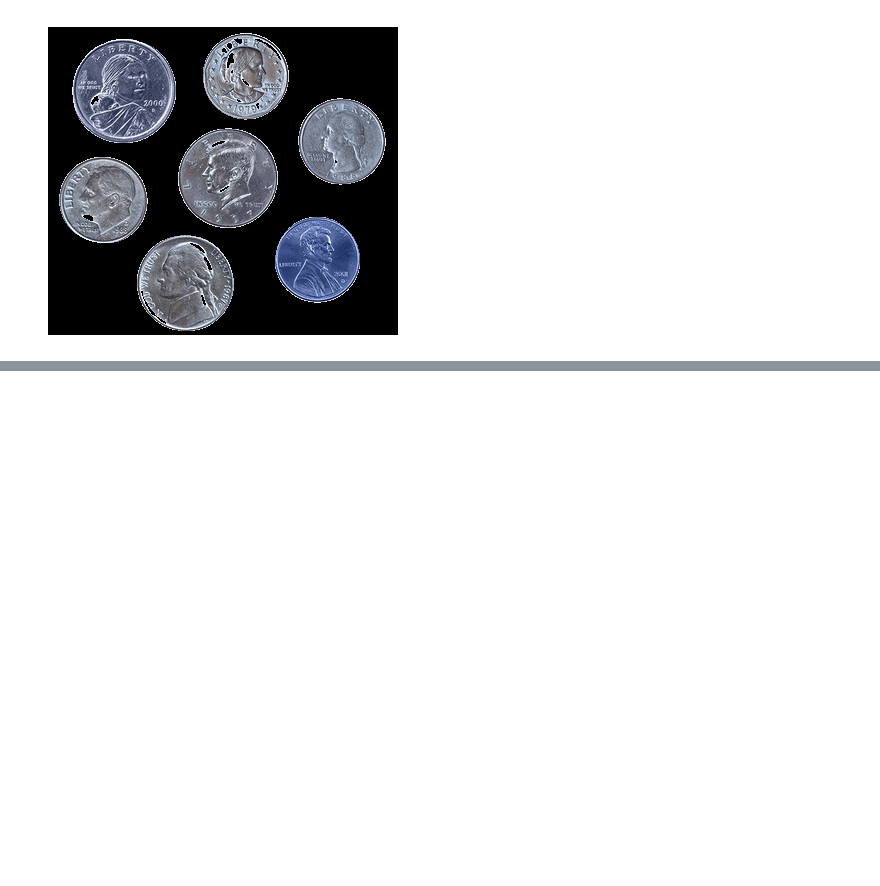
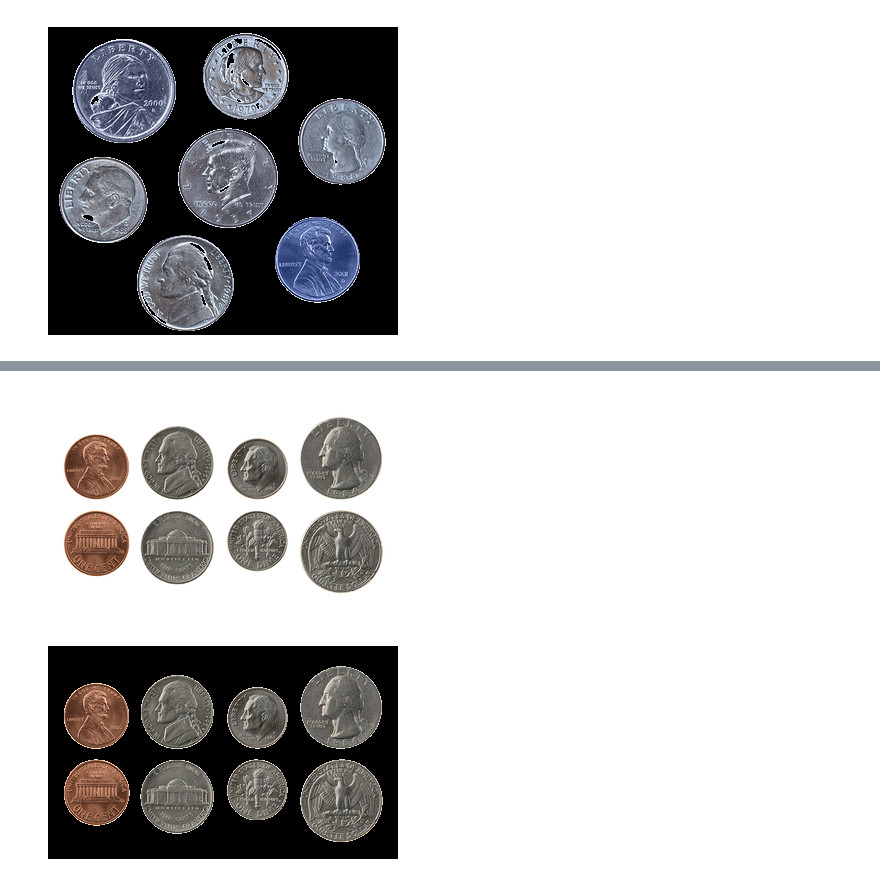
Before and after one commit to KarthikKothareddy/pisgurus, a Jupyter notebook: lighting_and_thresholds.ipynb, the cells around one changed output, grey strips where cells are left out. Cells and saved outputs as stored; diff of their text form; code cells hidden in the pictures; blank space fills up the shorter version.

Commit message:
thresholding

```diff
--- a/lighting_and_thresholds.ipynb
+++ b/lighting_and_thresholds.ipynb
@@ -89,0 +105,15 @@ display(masked, flip=False, cmap="gray")
+# %%
+# with coins 2
+
+image = cv2.imread("images/coins02.png")
+gray = cv2.cvtColor(image, cv2.COLOR_BGR2GRAY)
+blur = cv2.GaussianBlur(gray, (7, 7), 0)
+display(image)
+(T, threshold) = cv2.threshold(blur, 200, 255, cv2.THRESH_BINARY)
+(T, threshold_inv) = cv2.threshold(blur, 200, 255, cv2.THRESH_BINARY_INV)
+
+masked = cv2.bitwise_and(image, image, mask=threshold_inv)
+display(masked)
+# %% [output]
+[figure, added]
+[figure, added]
```
Also changed, not shown: parts of 11 cells of this notebook, 3 other files.
